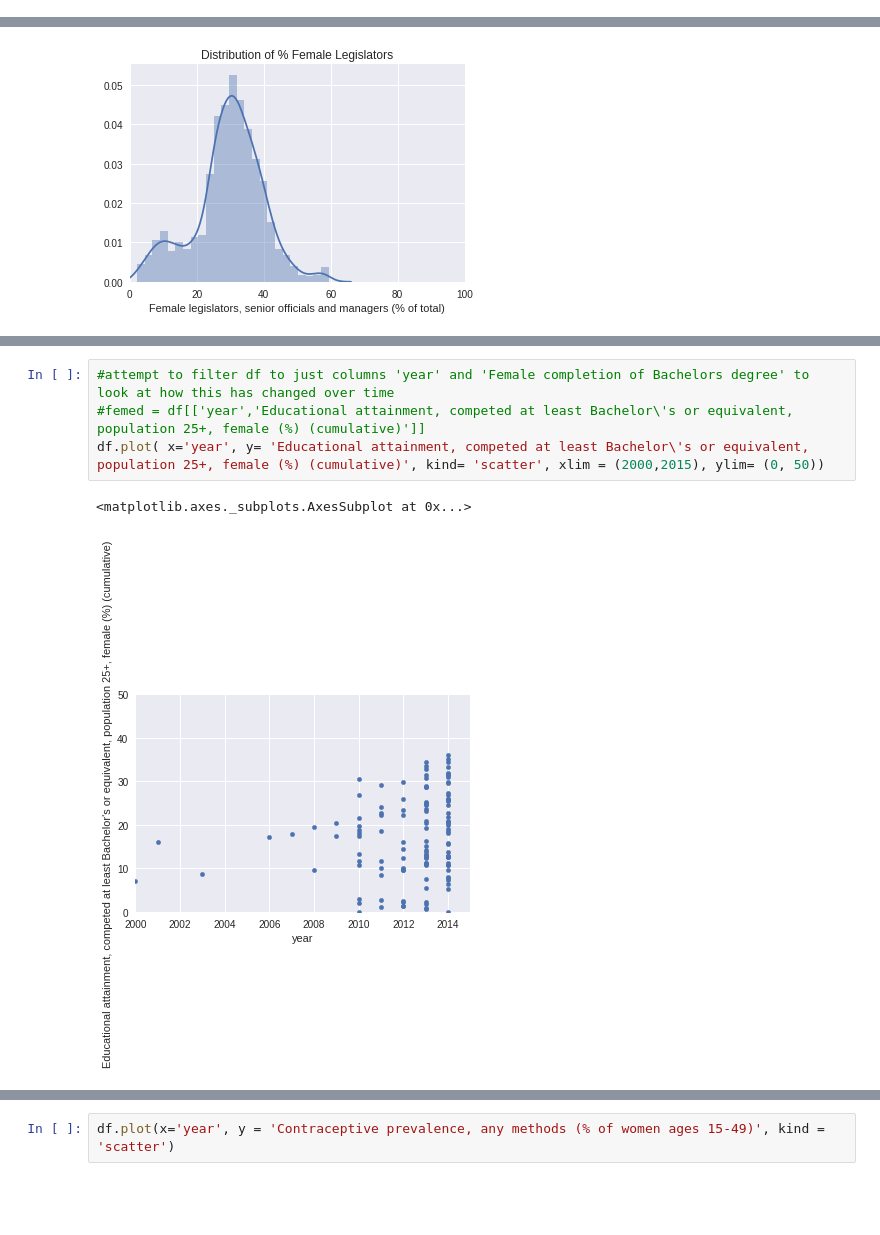
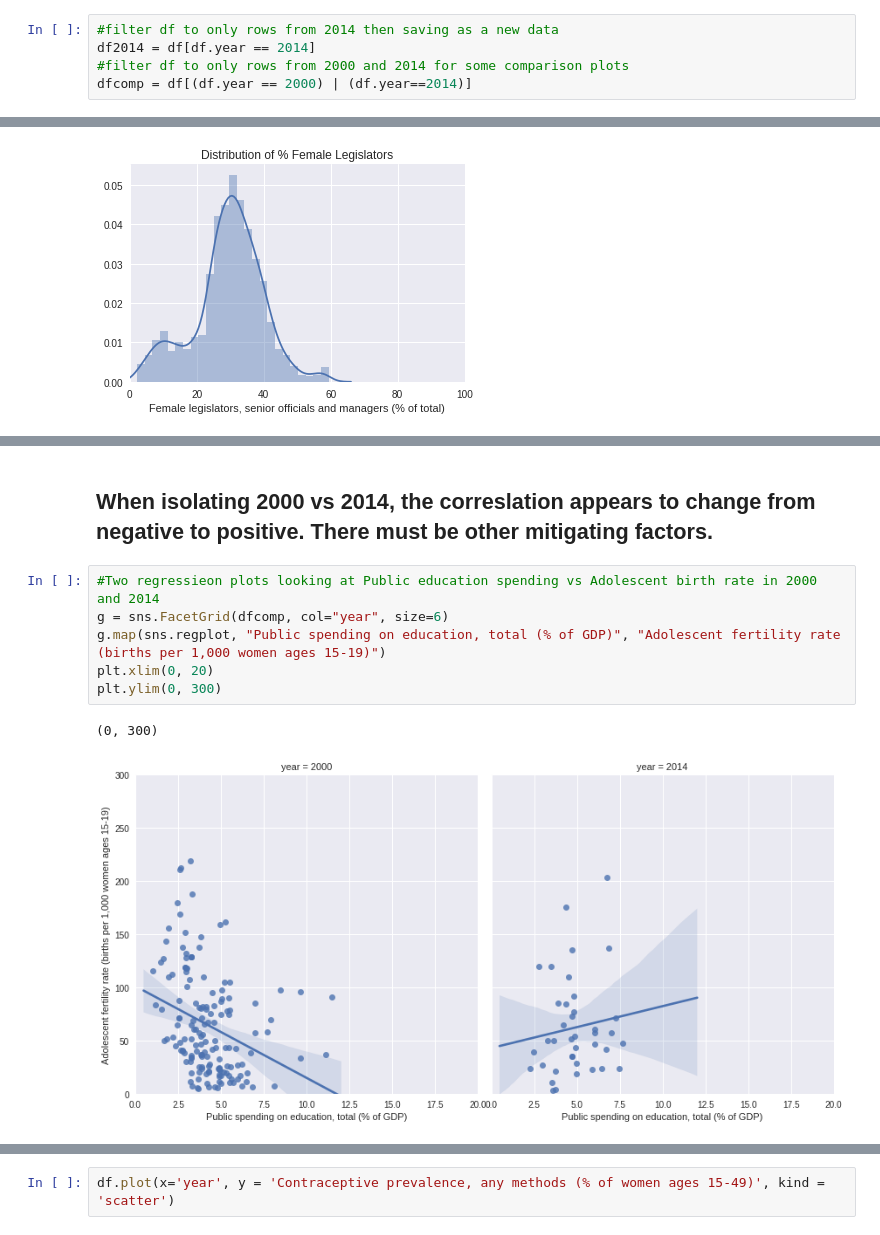
Before and after one commit to circushaase/Capstone-1_WorldBank_GenderData, a Jupyter notebook: Data_story.ipynb, the cells around one changed output, grey strips where cells are left out. Drawn from its saved outputs; the diff is of its cells as text; blank space fills up the shorter version.

Commit message:
Upload of final draft of Data Story

```diff
--- a/Data_story.ipynb
+++ b/Data_story.ipynb
@@ -32,0 +21,5 @@ df2000.head()
+# %%
+#filter df to only rows from 2014 then saving as a new data
+df2014 = df[df.year == 2014]
+#filter df to only rows from 2000 and 2014 for some comparison plots
+dfcomp = df[(df.year == 2000) | (df.year==2014)]
@@ -76,7 +89,11 @@ df2014.plot( x='Public spending on education, total (% of GDP)', y= 'Adolescent
-# %%
-#attempt to filter df to just columns 'year' and 'Female completion of Bachelors degree' to look at how this has changed over time
-#femed = df[['year','Educational attainment, competed at least Bachelor\'s or equivalent, population 25+, female (%) (cumulative)']]
-df.plot( x='year', y= 'Educational attainment, competed at least Bachelor\'s or equivalent, population 25+, female (%) (cumulative)', kind= 'scatter', xlim = (2000,2015), ylim= (0, 50))
-# %% [output]
-<matplotlib.axes._subplots.AxesSubplot at 0x...>
-[figure, removed]
+# %% [markdown]
+## When isolating 2000 vs 2014, the correslation appears to change from negative to positive. There must be other mitigating factors.
+# %%
+#Two regressieon plots looking at Public education spending vs Adolescent birth rate in 2000 and 2014
+g = sns.FacetGrid(dfcomp, col="year", size=6)
+g.map(sns.regplot, "Public spending on education, total (% of GDP)", "Adolescent fertility rate (births per 1,000 women ages 15-19)")
+plt.xlim(0, 20)
+plt.ylim(0, 300)
+# %% [output]
+(0, 300)
+[figure, added]
```
Also changed, not shown: parts of 70 cells of this notebook.
